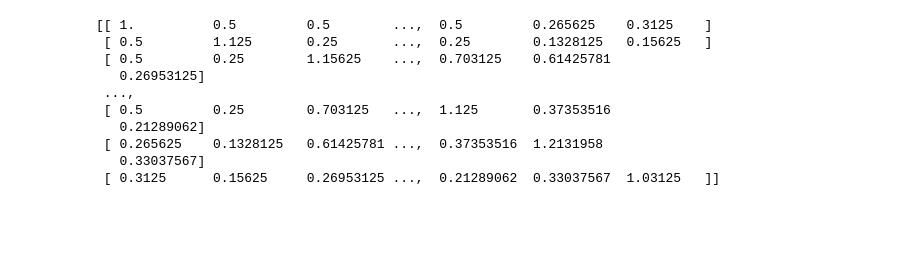
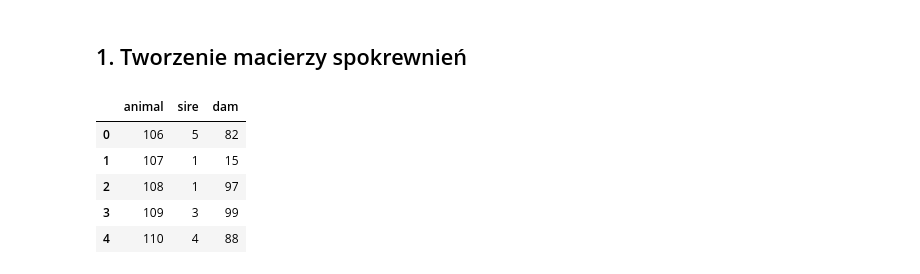
Before and after one commit to bczech/predykcja, a Jupyter notebook: PredoBreed.ipynb, the cells around one changed output. Saved outputs shown, nothing was run; the diff lists cells and outputs as text; code cells hidden in the pictures; blank space fills up the shorter version.

```diff
--- a/PredoBreed.ipynb
+++ b/PredoBreed.ipynb
@@ -1,10 +1,22 @@
+# %% [markdown]
+## 1. Tworzenie macierzy spokrewnień
+# %%
+import numpy as np
+import pandas as pd
+import matplotlib.pyplot as plt
+
+data=pd.read_csv('pedigree2.txt', sep='\t') #wczytanie danych pedigree
+dane=data.as_matrix()
+
+data.head()
+# %% [output]
+|  | animal | sire | dam |
+| 0 | 106 | 5 | 82 |
+| 1 | 107 | 1 | 15 |
+| 2 | 108 | 1 | 97 |
+| 3 | 109 | 3 | 99 |
+| 4 | 110 | 4 | 88 |
 # %%
-import numpy as np
-import pandas as pd
-
-data=pd.read_csv('pedigree2.txt', sep='\t') #wczytanie danych pedigree
-data=data.as_matrix()
-
 def RelMatrixA(s,d):
     n = len(s)
     N = n + 1
@@ -19,17 +31,3 @@ def RelMatrixA(s,d):
             A[i,j] = (A[i,s[j]-1] + A[i,d[j]-1]) * 0.5
             A[j,i] = A[i,j]
     return A
-n = len(data[:,0])
-wynik = RelMatrixA(data[:,1],data[:,2])[0:n,0:n]
-print(wynik)
-# %% [output]
-[[ 1.          0.5         0.5        ...,  0.5         0.265625    0.3125    ]
- [ 0.5         1.125       0.25       ...,  0.25        0.1328125   0.15625   ]
- [ 0.5         0.25        1.15625    ...,  0.703125    0.61425781
-   0.26953125]
- ...,
- [ 0.5         0.25        0.703125   ...,  1.125       0.37353516
-   0.21289062]
- [ 0.265625    0.1328125   0.61425781 ...,  0.37353516  1.2131958
-   0.33037567]
- [ 0.3125      0.15625     0.26953125 ...,  0.21289062  0.33037567  1.03125   ]]
```
Also changed, not shown: parts of 7 cells of this notebook.
